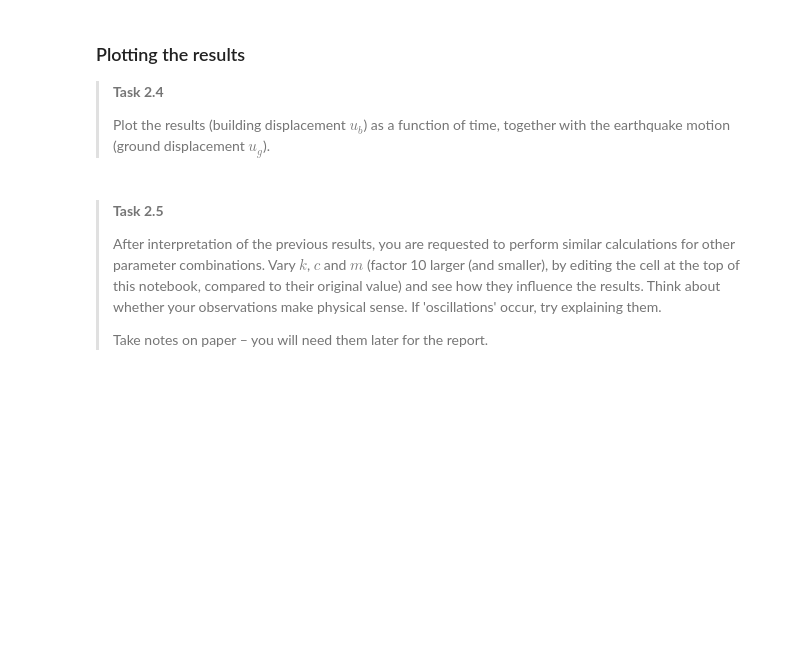
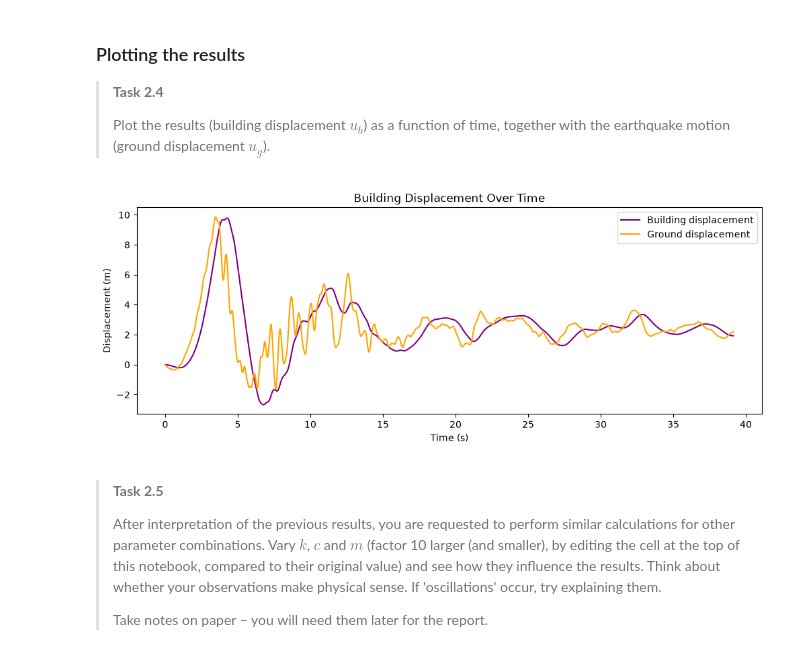
Before and after one commit to LeoLoze/MUDE-2026_GA1_2, a Jupyter notebook: GA_1_2/1Ddynamics.ipynb, the cells around one changed output. Cells and saved outputs as stored; diff of their text form; code cells hidden in the pictures; blank space fills up the shorter version.

```diff
--- a/GA_1_2/1Ddynamics.ipynb
+++ b/GA_1_2/1Ddynamics.ipynb
@@ -29,9 +29,9 @@ In the remainder of this assignment we consider $F$ = 0
 import numpy as np
 import matplotlib.pyplot as plt
 
-k = 10  # Stiffness
-c = 10  # Damping
-m = 10  # Mass
+k = 1  # Stiffness
+c = 1  # Damping
+m = 1  # Mass
 # %% [markdown]
 ## Part 1: Reading and interpretion of the earthquake record
 
@@ -244,6 +244,9 @@ Now, we proceed with the numerical solution of the above differential equation f
 ></p>
 ></div>
 # %%
+k1 = 10
+c1 = 10
+m1 = 10
 def solution(k, c, m, num):
     """Solve the ODE for the building displacement in time
 
@@ -268,7 +271,7 @@ def solution(k, c, m, num):
 
 
     solution(k, c, m, num)
-ub = solution(10, 10, 10, num)
+ub = solution(k1, c1, m1, num)
 # %% [markdown]
 
 >
@@ -310,3 +308,14 @@ plt.show()
+# %%
+plt.figure(figsize=(12, 4))
+plt.plot(t, ub, label="Building displacement", color="purple")
+plt.plot(t, ug, label="Ground displacement", color="orange")
+plt.xlabel("Time (s)")
+plt.ylabel("Displacement (m)")
+plt.title("Building Displacement Over Time")
+plt.legend()
+plt.show()
+# %% [output]
+[figure, added]
 # %% [markdown]
 ><p>
 >
```
Also changed, not shown: parts of 1 cell of this notebook.
